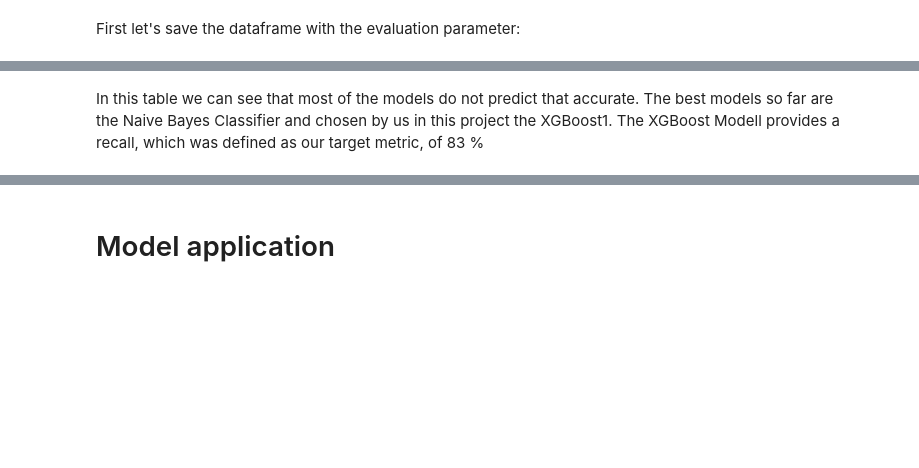
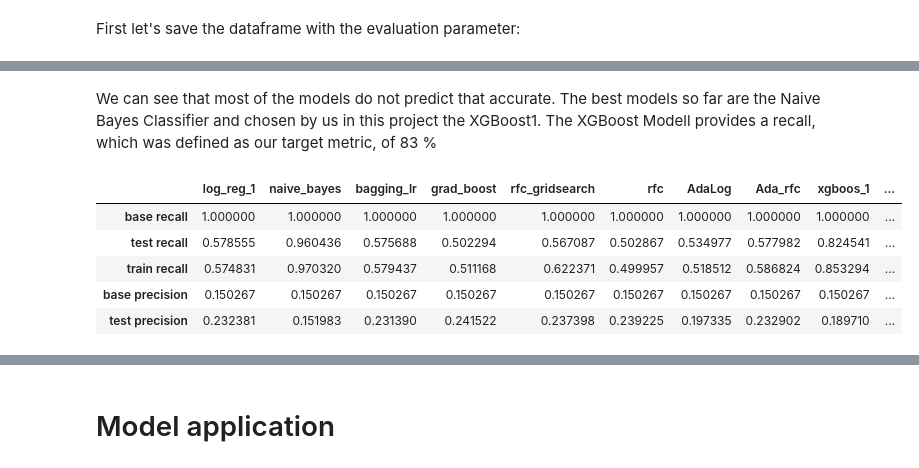
Before and after one commit to torben90/NF_Prj_LendingClub, a Jupyter notebook: LendingClub_Main.ipynb, the cells around one changed output, grey strips where cells are left out. Cells and saved outputs as stored; diff of their text form; code cells hidden in the pictures; blank space fills up the shorter version.

```diff
--- a/LendingClub_Main.ipynb
+++ b/LendingClub_Main.ipynb
@@ -2110,3 +2107,13 @@ df_model_comp
 # %% [markdown]
-In this table we can see that most of the models do not predict that accurate.
+We can see that most of the models do not predict that accurate.
 The best models so far are the Naive Bayes Classifier and chosen by us in this project the XGBoost1. The XGBoost Modell provides a recall, which was defined as our target metric, of 83 %
+# %%
+df_model_comp = pd.read_pickle(DATA_FOLDER + 'model_evaluation_df_backup1.pkl')
+df_model_comp.head()
+# %% [output]
+|  | log_reg_1 | naive_bayes | bagging_lr | grad_boost | rfc_gridsearch | rfc | AdaLog | Ada_rfc | xgboos_1 | ... |
+| base recall | 1.000000 | 1.000000 | 1.000000 | 1.000000 | 1.000000 | 1.000000 | 1.000000 | 1.000000 | 1.000000 | ... |
+| test recall | 0.578555 | 0.960436 | 0.575688 | 0.502294 | 0.567087 | 0.502867 | 0.534977 | 0.577982 | 0.824541 | ... |
+| train recall | 0.574831 | 0.970320 | 0.579437 | 0.511168 | 0.622371 | 0.499957 | 0.518512 | 0.586824 | 0.853294 | ... |
+| base precision | 0.150267 | 0.150267 | 0.150267 | 0.150267 | 0.150267 | 0.150267 | 0.150267 | 0.150267 | 0.150267 | ... |
+| test precision | 0.232381 | 0.151983 | 0.231390 | 0.241522 | 0.237398 | 0.239225 | 0.197335 | 0.232902 | 0.189710 | ... |
```
Also changed, not shown: parts of 25 cells of this notebook.
